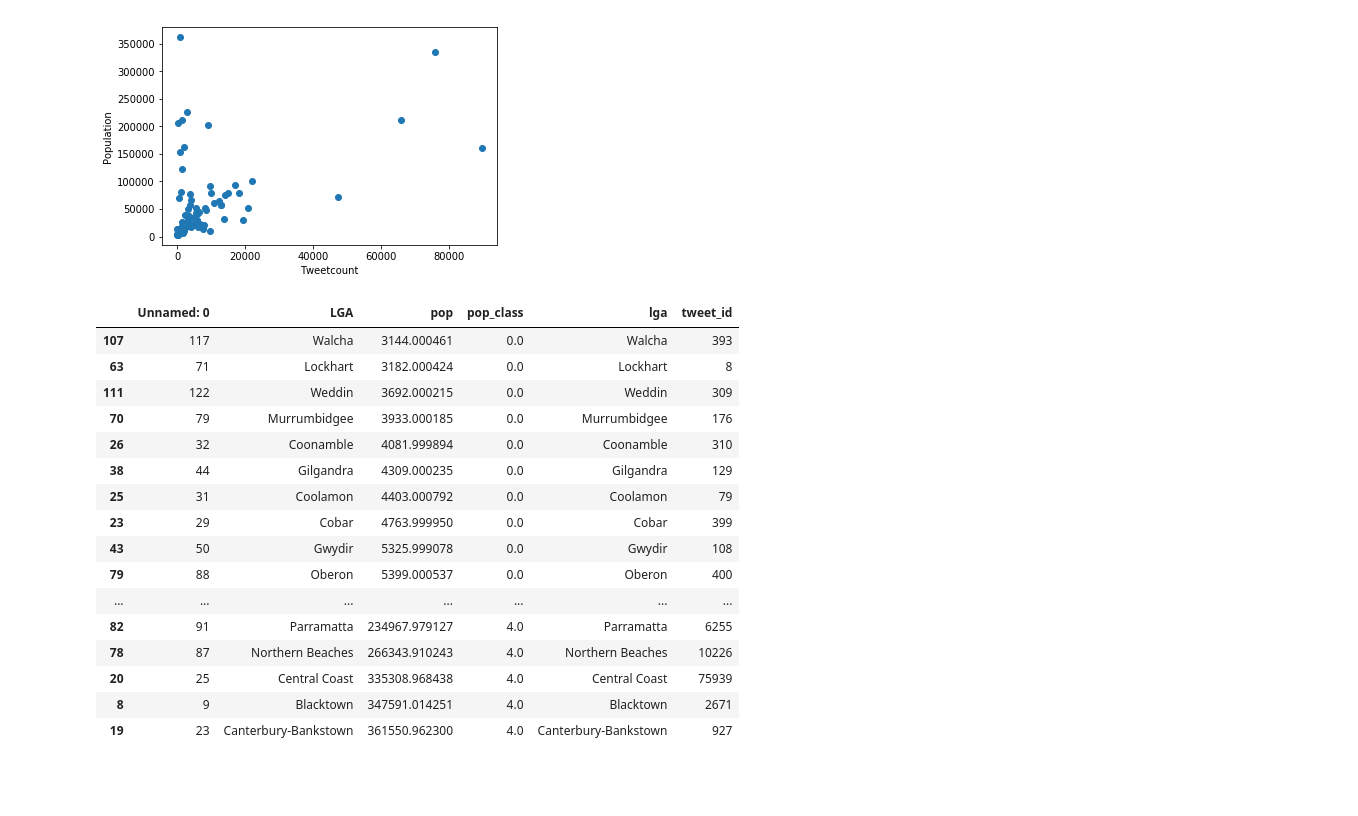
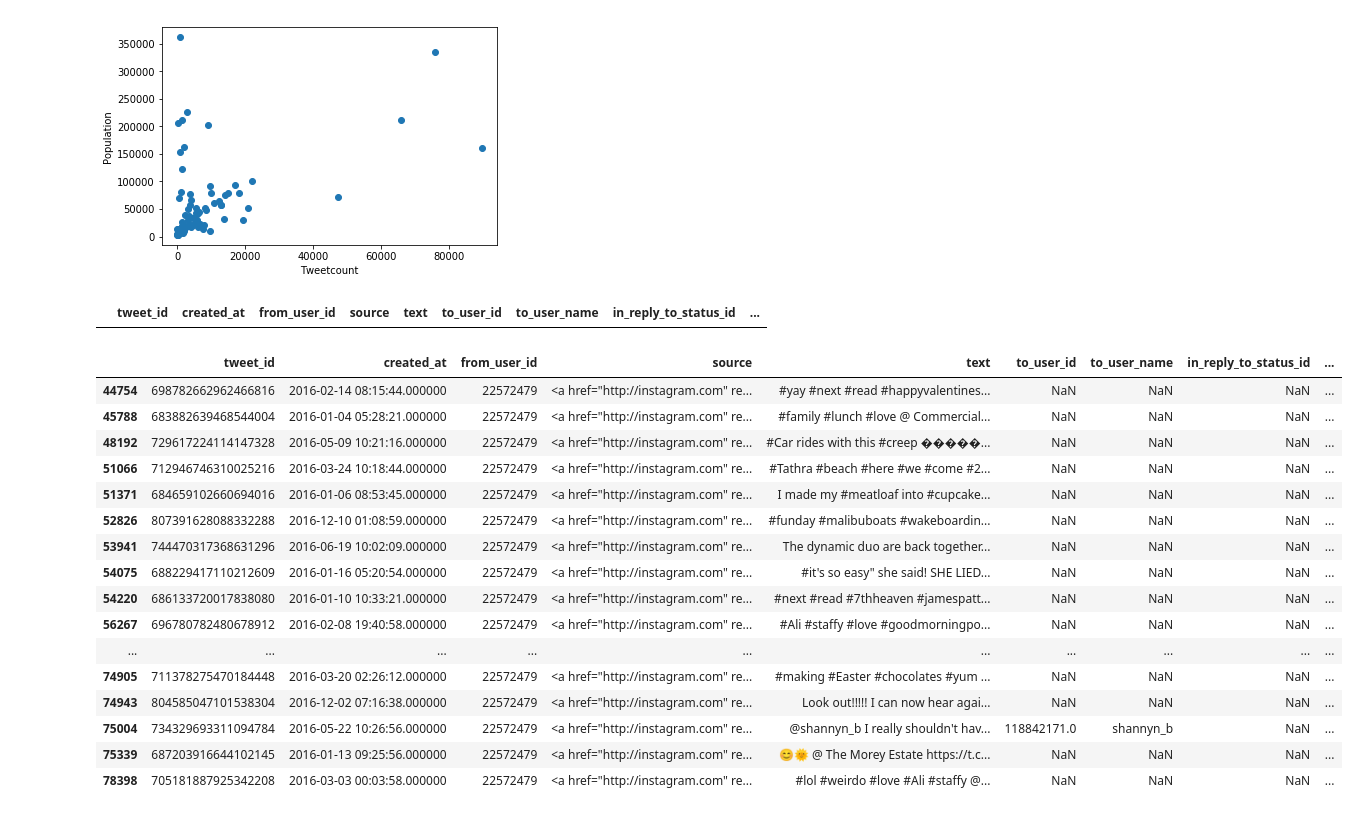
Before and after one commit to desultir/capstone, a Jupyter notebook: notebooks/tdm/postprocess trisma 2016.ipynb, the cells around one changed output. Drawn from its saved outputs; the diff is of its cells as text; code cells hidden in the pictures; blank space fills up the shorter version.

```diff
--- a/notebooks/tdm/postprocess trisma 2016.ipynb
+++ b/notebooks/tdm/postprocess trisma 2016.ipynb
@@ -544,7 +544,7 @@ amalgamations = {'Armidale Dumaresq': 'Armidale Regional',
                  'Queanbeyan City': 'Queanbeyan-Palerang Regional',
                  'Tumbarumba': 'Snowy Valleys',
                  'Tumut': 'Snowy Valleys',
-                 'Unincorporated Far West': 'Unincorporated NSW',
+                 'Unincorporated NSW': 'Unincorporated Far West',
                  'Upper Hunter': 'Upper Hunter Shire',
                  'Warrumbungle': 'Warrumbungle Shire',
                 }
@@ -647,23 +661,27 @@ pearsonr(outsidesydney["tweet_id"], outsidesydney["pop"])
 # %% [output]
 (0.49649664275203953, 1.2888069372780787e-07)
 [figure]
-# %%
-lganames.sort_values("pop", ascending=True)
-# %% [output]
-|  | Unnamed: 0 | LGA | pop | pop_class | lga | tweet_id |
-| 107 | 117 | Walcha | 3144.000461 | 0.0 | Walcha | 393 |
-| 63 | 71 | Lockhart | 3182.000424 | 0.0 | Lockhart | 8 |
-| 111 | 122 | Weddin | 3692.000215 | 0.0 | Weddin | 309 |
-| 70 | 79 | Murrumbidgee | 3933.000185 | 0.0 | Murrumbidgee | 176 |
-| 26 | 32 | Coonamble | 4081.999894 | 0.0 | Coonamble | 310 |
-| 38 | 44 | Gilgandra | 4309.000235 | 0.0 | Gilgandra | 129 |
-| 25 | 31 | Coolamon | 4403.000792 | 0.0 | Coolamon | 79 |
-| 23 | 29 | Cobar | 4763.999950 | 0.0 | Cobar | 399 |
-| 43 | 50 | Gwydir | 5325.999078 | 0.0 | Gwydir | 108 |
-| 79 | 88 | Oberon | 5399.000537 | 0.0 | Oberon | 400 |
-| ... | ... | ... | ... | ... | ... | ... |
-| 82 | 91 | Parramatta | 234967.979127 | 4.0 | Parramatta | 6255 |
-| 78 | 87 | Northern Beaches | 266343.910243 | 4.0 | Northern Beaches | 10226 |
-| 20 | 25 | Central Coast | 335308.968438 | 4.0 | Central Coast | 75939 |
-| 8 | 9 | Blacktown | 347591.014251 | 4.0 | Blacktown | 2671 |
-| 19 | 23 | Canterbury-Bankstown | 361550.962300 | 4.0 | Canterbury-Bankstown | 927 |
+# %%
+filterednswdf[pd.isnull(filterednswdf["text"])]
+# %% [output]
+|  | tweet_id | created_at | from_user_id | source | text | to_user_id | to_user_name | in_reply_to_status_id | ... |
+# %%
+filterednswdf[(filterednswdf["from_user_id"] == 22572479) & (filterednswdf["lga"] == "Albury")]
+# %% [output]
+|  | tweet_id | created_at | from_user_id | source | text | to_user_id | to_user_name | in_reply_to_status_id | ... |
+| 44754 | 698782662962466816 | 2016-02-14 08:15:44.000000 | 22572479 | <a href="http://instagram.com" re... | #yay #next #read #happyvalentines... | NaN | NaN | NaN | ... |
+| 45788 | 683882639468544004 | 2016-01-04 05:28:21.000000 | 22572479 | <a href="http://instagram.com" re... | #family #lunch #love @ Commercial... | NaN | NaN | NaN | ... |
+| 48192 | 729617224114147328 | 2016-05-09 10:21:16.000000 | 22572479 | <a href="http://instagram.com" re... | #Car rides with this #creep �����... | NaN | NaN | NaN | ... |
+| 51066 | 712946746310025216 | 2016-03-24 10:18:44.000000 | 22572479 | <a href="http://instagram.com" re... | #Tathra #beach #here #we #come #2... | NaN | NaN | NaN | ... |
+| 51371 | 684659102660694016 | 2016-01-06 08:53:45.000000 | 22572479 | <a href="http://instagram.com" re... | I made my #meatloaf into #cupcake... | NaN | NaN | NaN | ... |
+| 52826 | 807391628088332288 | 2016-12-10 01:08:59.000000 | 22572479 | <a href="http://instagram.com" re... | #funday #malibuboats #wakeboardin... | NaN | NaN | NaN | ... |
+| 53941 | 744470317368631296 | 2016-06-19 10:02:09.000000 | 22572479 | <a href="http://instagram.com" re... | The dynamic duo are back together... | NaN | NaN | NaN | ... |
+| 54075 | 688229417110212609 | 2016-01-16 05:20:54.000000 | 22572479 | <a href="http://instagram.com" re... | #it's so easy" she said! SHE LIED... | NaN | NaN | NaN | ... |
+| 54220 | 686133720017838080 | 2016-01-10 10:33:21.000000 | 22572479 | <a href="http://instagram.com" re... | #next #read #7thheaven #jamespatt... | NaN | NaN | NaN | ... |
+| 56267 | 696780782480678912 | 2016-02-08 19:40:58.000000 | 22572479 | <a href="http://instagram.com" re... | #Ali #staffy #love #goodmorningpo... | NaN | NaN | NaN | ... |
+| ... | ... | ... | ... | ... | ... | ... | ... | ... | ... |
+| 74905 | 711378275470184448 | 2016-03-20 02:26:12.000000 | 22572479 | <a href="http://instagram.com" re... | #making #Easter #chocolates #yum ... | NaN | NaN | NaN | ... |
+| 74943 | 804585047101538304 | 2016-12-02 07:16:38.000000 | 22572479 | <a href="http://instagram.com" re... | Look out!!!!! I can now hear agai... | NaN | NaN | NaN | ... |
+| 75004 | 734329693311094784 | 2016-05-22 10:26:56.000000 | 22572479 | <a href="http://instagram.com" re... | @shannyn_b I really shouldn't hav... | 118842171.0 | shannyn_b | NaN | ... |
+| 75339 | 687203916644102145 | 2016-01-13 09:25:56.000000 | 22572479 | <a href="http://instagram.com" re... | 😊🌞 @ The Morey Estate https://t.c... | NaN | NaN | NaN | ... |
+| 78398 | 705181887925342208 | 2016-03-03 00:03:58.000000 | 22572479 | <a href="http://instagram.com" re... | #lol #weirdo #love #Ali #staffy @... | NaN | NaN | NaN | ... |
```
Also changed, not shown: parts of 4 cells of this notebook, 6 other files.
